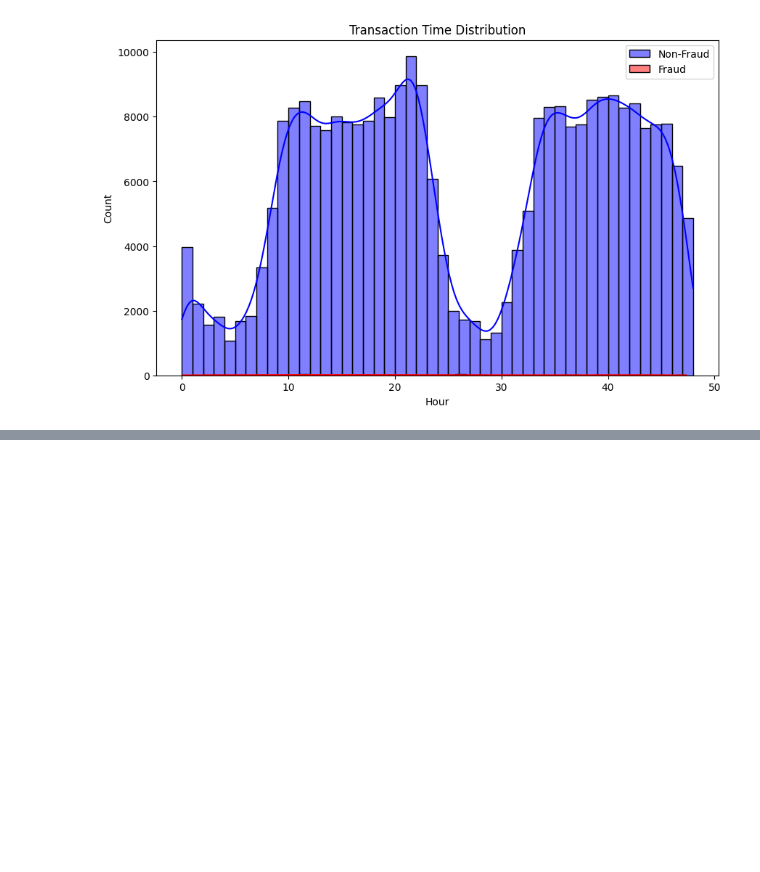
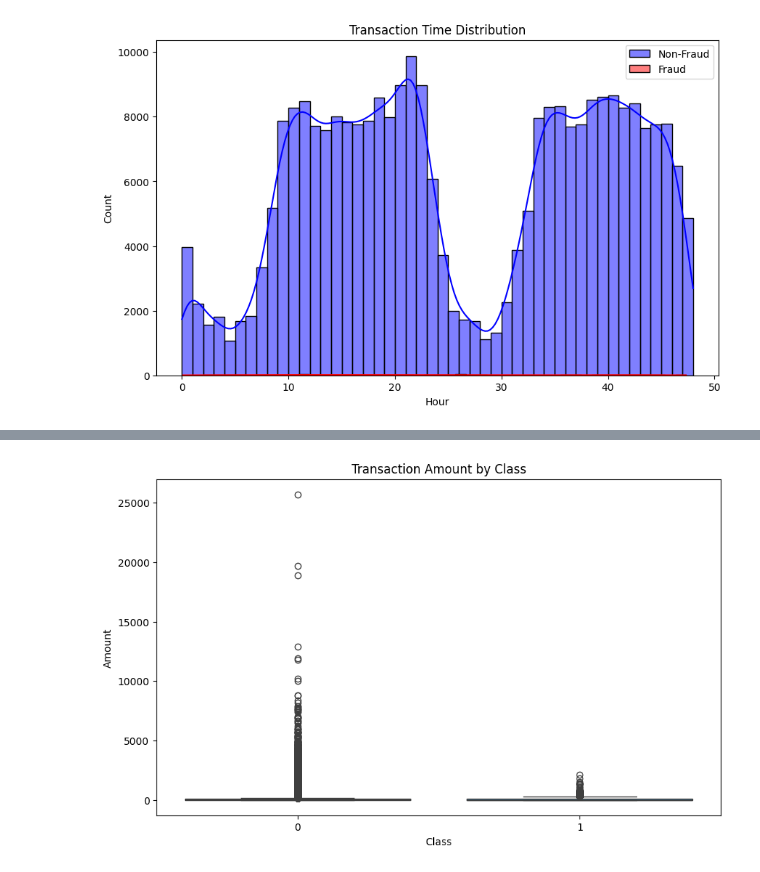
Before and after one commit to anepal85/CreditCardFraudDetection, a Jupyter notebook: notebooks/eda.ipynb, the cells around one changed output, grey strips where cells are left out. Saved outputs shown, nothing was run; the diff lists cells and outputs as text; code cells hidden in the pictures; blank space fills up the shorter version.

```diff
--- a/notebooks/eda.ipynb
+++ b/notebooks/eda.ipynb
@@ -53,0 +62,8 @@ plt.show()
+# %%
+# Boxplot for transaction amounts
+plt.figure(figsize=(10, 6))
+sns.boxplot(x="Class", y="Amount", data=data)
+plt.title("Transaction Amount by Class")
+plt.show()
+# %% [output]
+[figure, added]
```
Also changed, not shown: parts of 2 cells of this notebook, 8 other files.
